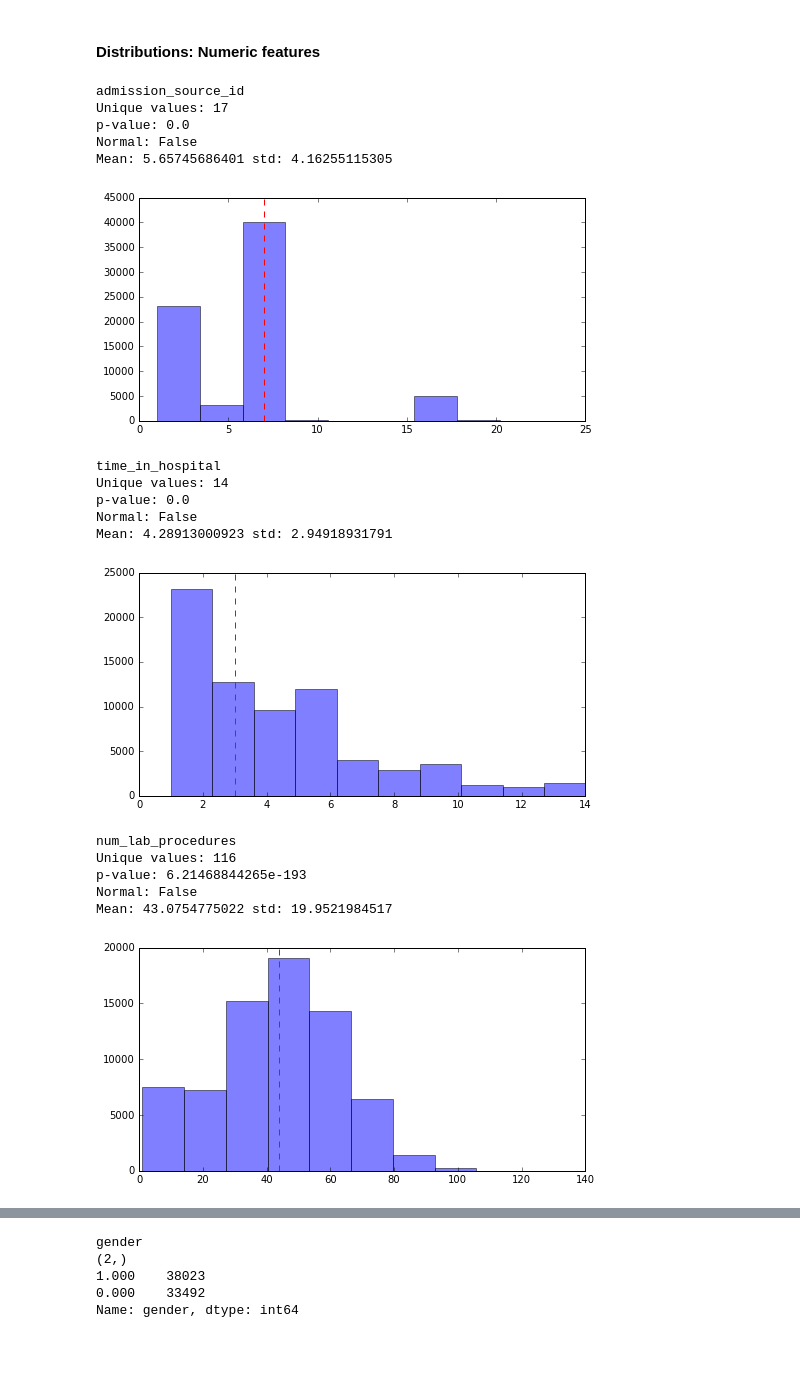
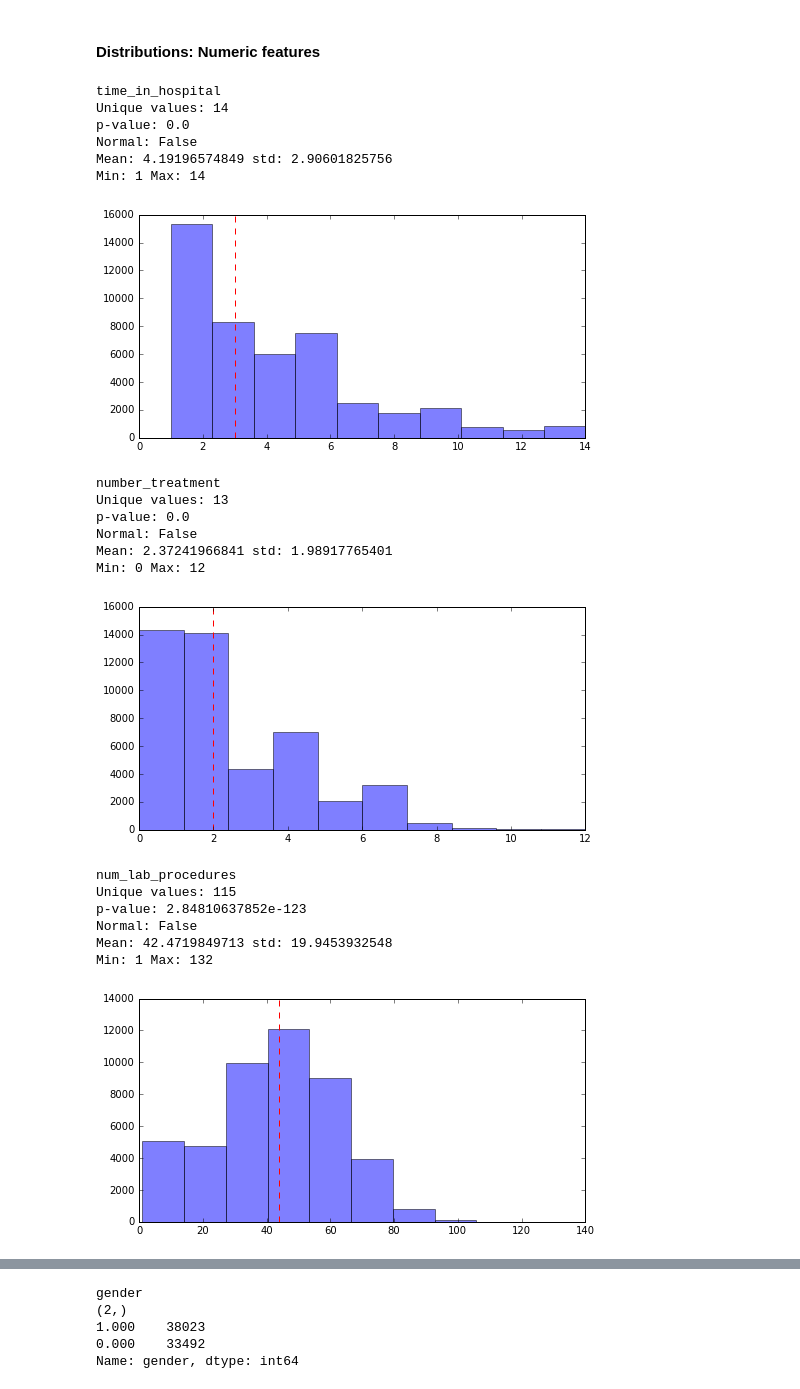
Before and after one commit to CHABOBO/readmission, a Jupyter notebook: notebook/03-data-exploration.ipynb, the cells around one changed output, grey strips where cells are left out. Saved outputs shown, nothing was run; the diff lists cells and outputs as text; code cells hidden in the pictures; blank space fills up the shorter version.

```diff
--- a/notebook/03-data-exploration.ipynb
+++ b/notebook/03-data-exploration.ipynb
@@ -175,18 +175,24 @@ Num cols: 21
 # %%
 total = 0
 minFreq = df_all.shape[0] * 0.005
-
+todel = []
 
 print "MAX=", df_all.shape[0], "MIN:", minFreq
 for c in df_all.columns[catCols == 1]:
-    num = np.min(pd.value_counts(df_all[c]))
+    numag = np.argmax(pd.value_counts(df_all[c]))
+    ix = [i for i in pd.value_counts(df_all[c]).index if i != numag]
+    #print ix
+    #print pd.value_counts(df_all[c]).iloc[ix].values
+    num = np.sum(pd.value_counts(df_all[c]).iloc[ix].values)
     if num < minFreq:
         total += 1
+        todel.append(c)
         print
-        print len(df_all[c].unique()), df_all[c].unique().tolist()
+        print len(df_all[c].unique()), numag, df_all[c].unique().tolist()
         print pd.value_counts(df_all[c]).sort_values(0)
 
 print "total low variance features:", total
+print todel
 # %% [output]
 MAX= 45779 MIN: 228.895
 
@@ -390,10 +398,10 @@ for cond in ["non_all", "non_early"]:
 #### Normality test
 # %%
 arrNorm = []
-for i,rv in enumerate(dfFiltered.columns[:-1]):
+for i,rv in enumerate(df_all.columns[:-1]):
 
     #Compute data
-    cleanIc = dfFiltered.iloc[:,i]
+    cleanIc = df_all.iloc[:,i]
 
     f_value, p_value = stats.normaltest(cleanIc)
     arrNorm.append([rv,"yes" if catCols[i] == 1 else "no", f_value.round(4), p_value.round(4), "no" if p_value < 0.05 else "yes"])
@@ -432,44 +446,48 @@ No Normal categorical features: 23
 # %%
 from scipy.stats import boxcox
 
-for i,rv in enumerate(dfFiltered.columns[:-1]):
+for i,rv in enumerate(df_all.columns[:-1]):
 
     #Compute data
-    cleanIc = dfFiltered.iloc[:,i]
+    cleanIc = df_all.iloc[:,i]
 
     if dfNorm[dfNorm.variable == rv][["categoric"]].values == "no":
 
         f_value, p_value = stats.normaltest(cleanIc)
 
         print rv
         print "Unique values:", len(np.unique(cleanIc))
         print "p-value:", p_value
         print "Normal:", p_value >= 0.05
         print "Mean:", np.mean(cleanIc), "std:", np.std(cleanIc)
+        print "Min:", np.min(cleanIc), "Max:", np.max(cleanIc)
 
         plt.figure(figsize=(8,4))
         plt.hist(cleanIc, bins=10, alpha=0.5)
         plt.axvline(np.median(cleanIc), c="r", ls="--")
         plt.show()
 # %% [output]
-admission_source_id
-Unique values: 17
+time_in_hospital
+Unique values: 14
 p-value: 0.0
 Normal: False
-Mean: 5.65745686401 std: 4.16255115305
+Mean: 4.19196574849 std: 2.90601825756
+Min: 1 Max: 14
-[figure, old version]
+[figure, new version]
-time_in_hospital
-Unique values: 14
+number_treatment
+Unique values: 13
 p-value: 0.0
 Normal: False
-Mean: 4.28913000923 std: 2.94918931791
+Mean: 2.37241966841 std: 1.98917765401
+Min: 0 Max: 12
-[figure, old version]
+[figure, new version]
 num_lab_procedures
-Unique values: 116
-p-value: 6.21468844265e-193
+Unique values: 115
+p-value: 2.84810637852e-123
 Normal: False
-Mean: 43.0754775022 std: 19.9521984517
+Mean: 42.4719849713 std: 19.9453932548
+Min: 1 Max: 132
-[figure, old version]
+[figure, new version]
 num_procedures
 Unique values: 7
 p-value: 0.0
```
Also changed, not shown: parts of 5 cells of this notebook, 8 other files.
